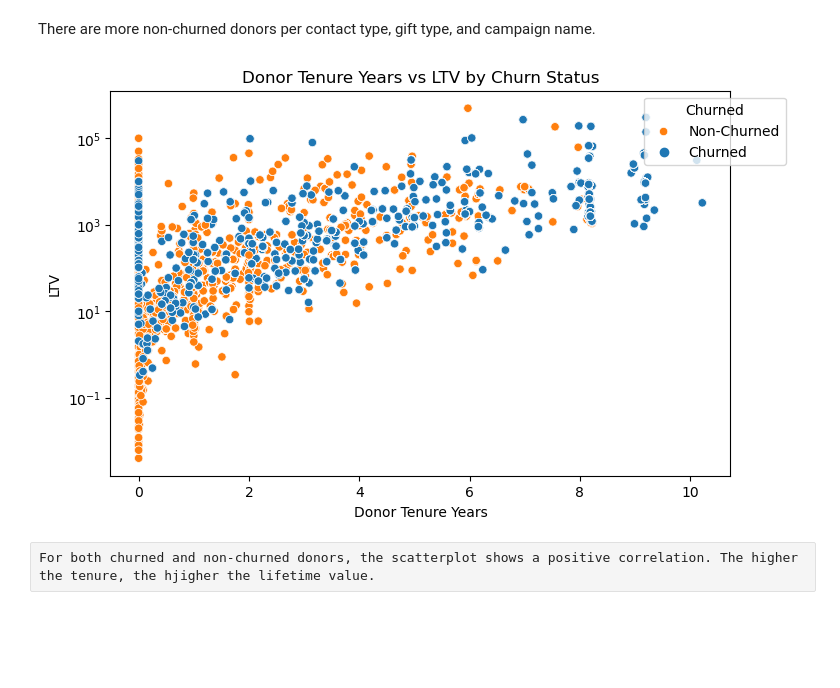
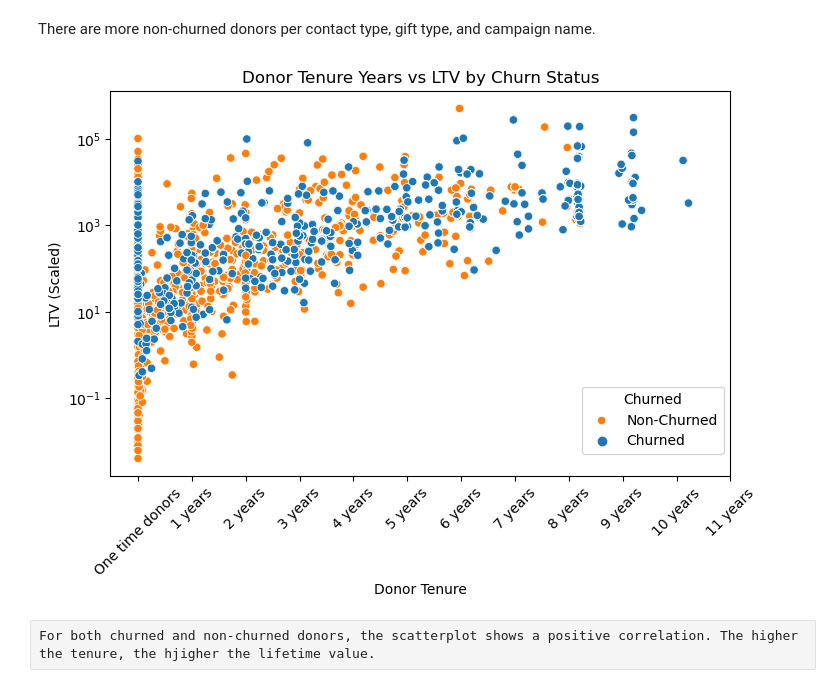
Before and after one commit to OCD0505/Springboard-Capstone-Three, a Jupyter notebook: notebooks/2.0-faa-exploratory-data-analysis-cap3.ipynb, the cells around one changed output. Saved outputs shown, nothing was run; the diff lists cells and outputs as text; code cells hidden in the pictures; blank space fills up the shorter version.

```diff
--- a/notebooks/2.0-faa-exploratory-data-analysis-cap3.ipynb
+++ b/notebooks/2.0-faa-exploratory-data-analysis-cap3.ipynb
@@ -968,17 +969,34 @@ for feature in categorical_features:
 # %% [markdown]
 There are more non-churned donors per contact type, gift type, and campaign name.
 # %%
+# Define a function to format x-axis labels
+def format_x_axis_label(x):
+    if x == 0:
+        return 'One time donors'
+    elif x < 1:
+        return f'{int(x * 12)} months'
+    else:
+        return f'{int(x)} years'
+
 # Scatter Plot for Donor Tenure & Donor Lifetime Value
 plt.figure(figsize=(8, 5))
 sns.scatterplot(data=DonationData_V02, x='Donor Tenure Years', y='LTV', hue='Churned')
 plt.title('Donor Tenure Years vs LTV by Churn Status')
-plt.xlabel('Donor Tenure Years')
-plt.ylabel('LTV')
+plt.xlabel('Donor Tenure')
+plt.ylabel('LTV (Scaled)')
 plt.yscale('log')
-plt.legend(title='Churned', labels=['Non-Churned', 'Churned'], loc='upper right', bbox_to_anchor=(1.1, 1))
+
+# Customize x-axis ticks and labels
+xmin = DonationData_V02['Donor Tenure Years'].min()
+xmax = DonationData_V02['Donor Tenure Years'].max()
+xticks = np.arange(xmin, xmax + 1, 1)
+plt.xticks(xticks, [format_x_axis_label(x) for x in xticks], rotation=45)  # Rotate x-axis labels by 45 degrees
+
+plt.legend(title='Churned', labels=['Non-Churned', 'Churned'],
+           loc='upper right', bbox_to_anchor=(1, .25))
 plt.show()
 # %% [output]
-[figure, old version]
+[figure, new version]
 # %% [raw]
 For both churned and non-churned donors, the scatterplot shows a positive correlation. The higher the tenure, the hjigher the lifetime value.
 # %% [markdown]
```
Also changed, not shown: parts of 2 cells of this notebook, 4 other files.
